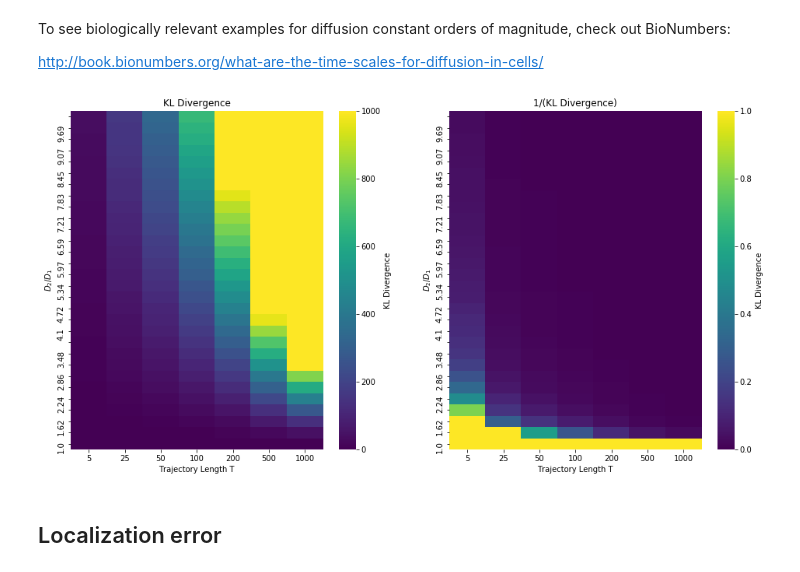
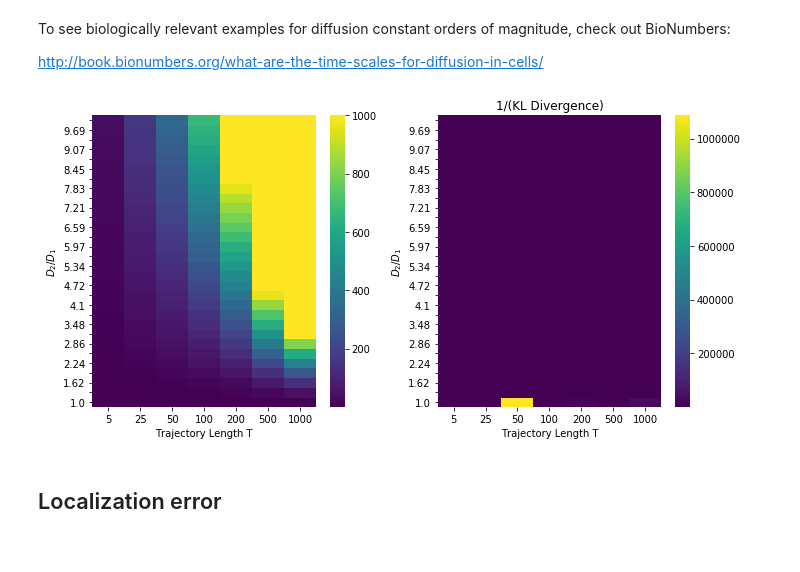
Before and after one commit to AllenCellModeling/diffusive_distinguishability, a Jupyter notebook: diffusive_distinguishability/ndim_diffusion_analysis_tutorial.ipynb, the cells around one changed output. Drawn from its saved outputs; the diff is of its cells as text; code cells hidden in the pictures.

Commit message:
Updated parameter sweeps and their plotting

```diff
--- a/diffusive_distinguishability/ndim_diffusion_analysis_tutorial.ipynb
+++ b/diffusive_distinguishability/ndim_diffusion_analysis_tutorial.ipynb
@@ -111,11 +111,11 @@ KLdf_lin = hd.fill_heatmap_gen(n_dim=2, d_const=d_const1, mult_list=mult_list, n
 # %%
 # and plot that df as a heatmap of KL divergence values, and the log of the KL divergence values
 KLdf_lin = pd.read_pickle('saved_data/KL_divergence/KL_lin.pickle')
 max1 = 1000
-max2 = 1
-hd.plot_df_results(df1=KLdf_lin, df2=1/KLdf_lin, n_round=2, n_ticks=12, size=8, title1=t1, title2=t2, x_lab=x_lab, y_lab=y_lab, title='KL_lin_cut1000.pdf', vmax1 = max1, vmax2 = max2)
+max2 = None
+hd.plot_df_results(df1=KLdf_lin, df2=1/KLdf_lin, n_round=2, n_ticks=12, size=8, title1='', title2=t2, x_lab=x_lab, y_lab=y_lab, title='KL_lin_cut1000_big.png', vmax1 = max1, vmax2 = max2)
 # %% [output]
-[figure, old version]
+[figure, new version]
 # %% [markdown]
 ## Localization error
 # %% [markdown]
```
Also changed, not shown: parts of 3 cells of this notebook, 2 other files.
